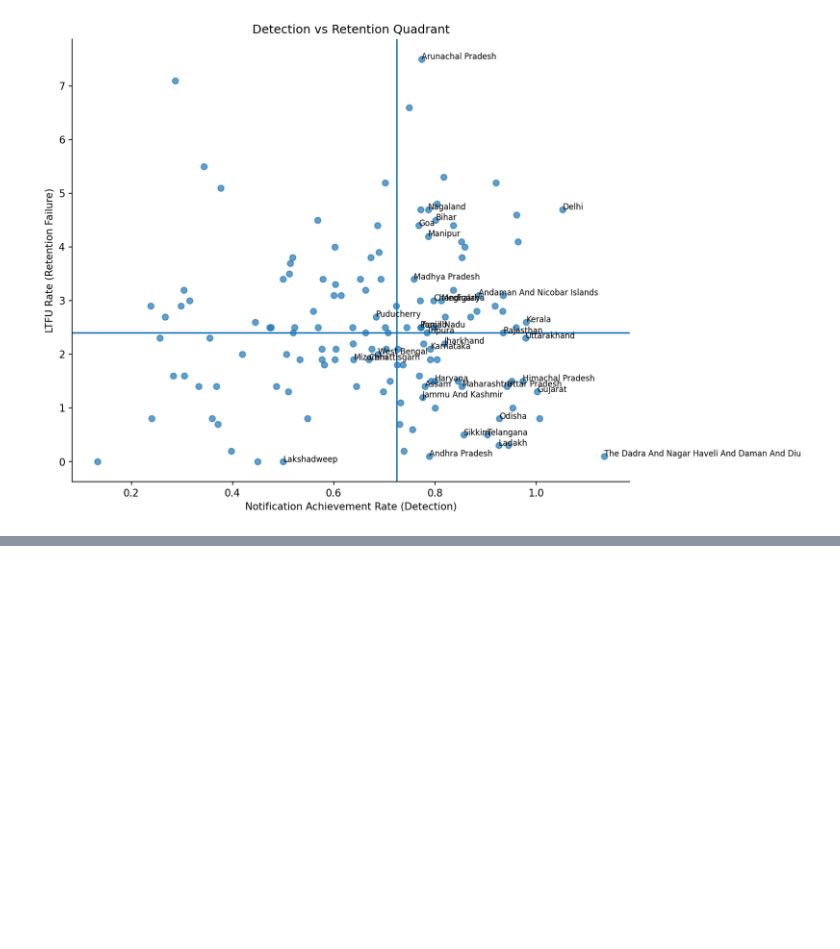
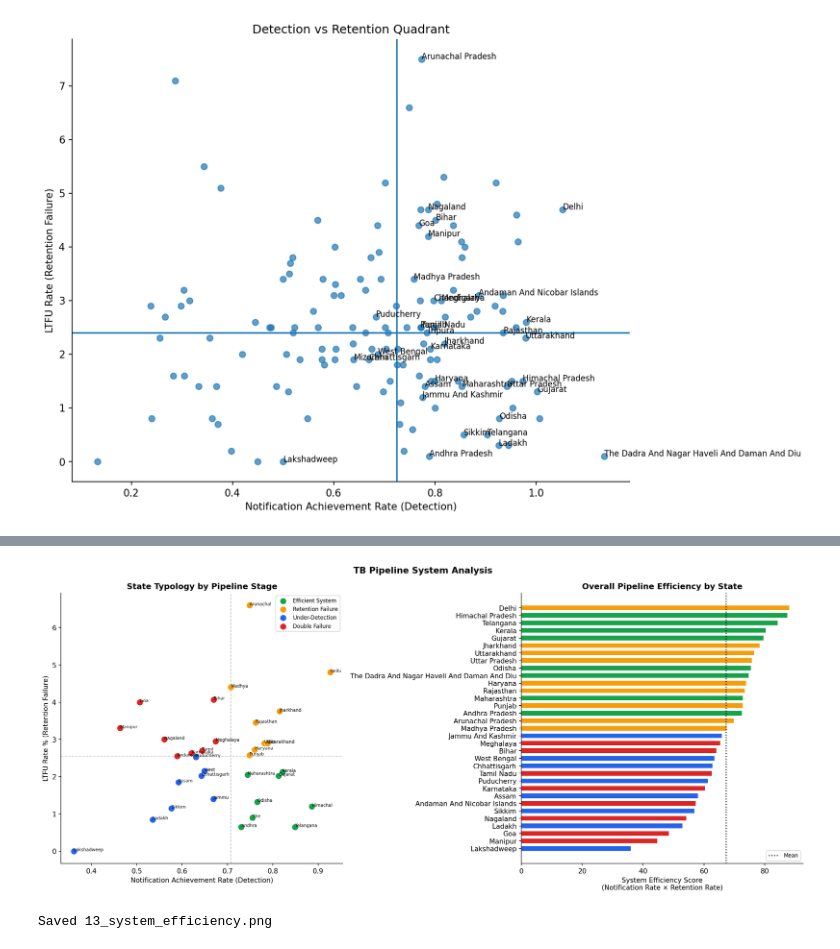
Before and after one commit to PranavAnand587/TB-Analysis, a Jupyter notebook: main.ipynb, the cells around one changed output, grey strips where cells are left out. Drawn from its saved outputs; the diff is of its cells as text; code cells hidden in the pictures; blank space fills up the shorter version.

```diff
--- a/main.ipynb
+++ b/main.ipynb
@@ -1524,0 +2006,50 @@ plt.show()
+# %%
+# ── SYSTEM EFFICIENCY CHART ───────────────────────────────────────────────────
+type_colors = {
+    "Efficient System":   GREEN,
+    "Retention Failure":  ORANGE,
+    "Under-Detection":    BLUE,
+    "Double Failure":     RED,
+}
+
+fig, axes = plt.subplots(1, 2, figsize=(16, 7))
+fig.suptitle("TB Pipeline System Analysis", fontweight="bold", fontsize=13)
+
+# Left: quadrant coloured by type
+ax = axes[0]
+for t, color in type_colors.items():
+    sub = state_avg[state_avg["system_type"] == t]
+    ax.scatter(sub["notification_achievement_rate"], sub["ltfu_rate"],
+               color=color, s=90, label=t, edgecolors="white",
+               linewidth=0.5, zorder=3)
+    for _, row in sub.iterrows():
+        ax.annotate(row["StateName"].split()[0],
+                    (row["notification_achievement_rate"], row["ltfu_rate"]),
+                    fontsize=6.5, alpha=0.9)
+
+ax.axvline(x_med, color="grey", lw=1, linestyle="--", alpha=0.5)
+ax.axhline(y_med, color="grey", lw=1, linestyle="--", alpha=0.5)
+ax.set_xlabel("Notification Achievement Rate (Detection)")
+ax.set_ylabel("LTFU Rate % (Retention Failure)")
+ax.set_title("State Typology by Pipeline Stage", fontweight="bold")
+ax.legend(fontsize=8)
+
+# Right: system efficiency ranking
+ax = axes[1]
+df_eff = state_avg.sort_values("system_efficiency")
+bar_colors = [type_colors[t] for t in df_eff["system_type"]]
+ax.barh(df_eff["StateName"], df_eff["system_efficiency"],
+        color=bar_colors, edgecolor="white", height=0.7)
+ax.set_xlabel("System Efficiency Score\n(Notification Rate × Retention Rate)")
+ax.set_title("Overall Pipeline Efficiency by State", fontweight="bold")
+ax.axvline(df_eff["system_efficiency"].mean(), color="black",
+           lw=1.5, linestyle=":", label="Mean")
+ax.legend(fontsize=8)
+
+plt.tight_layout()
+plt.savefig(FIG_DIR / "13_system_efficiency.png", bbox_inches="tight")
+plt.show()
+print("Saved 13_system_efficiency.png")
+# %% [output]
+[figure, added]
+Saved 13_system_efficiency.png
```
Also changed, not shown: parts of 34 cells of this notebook, 17 other files.
